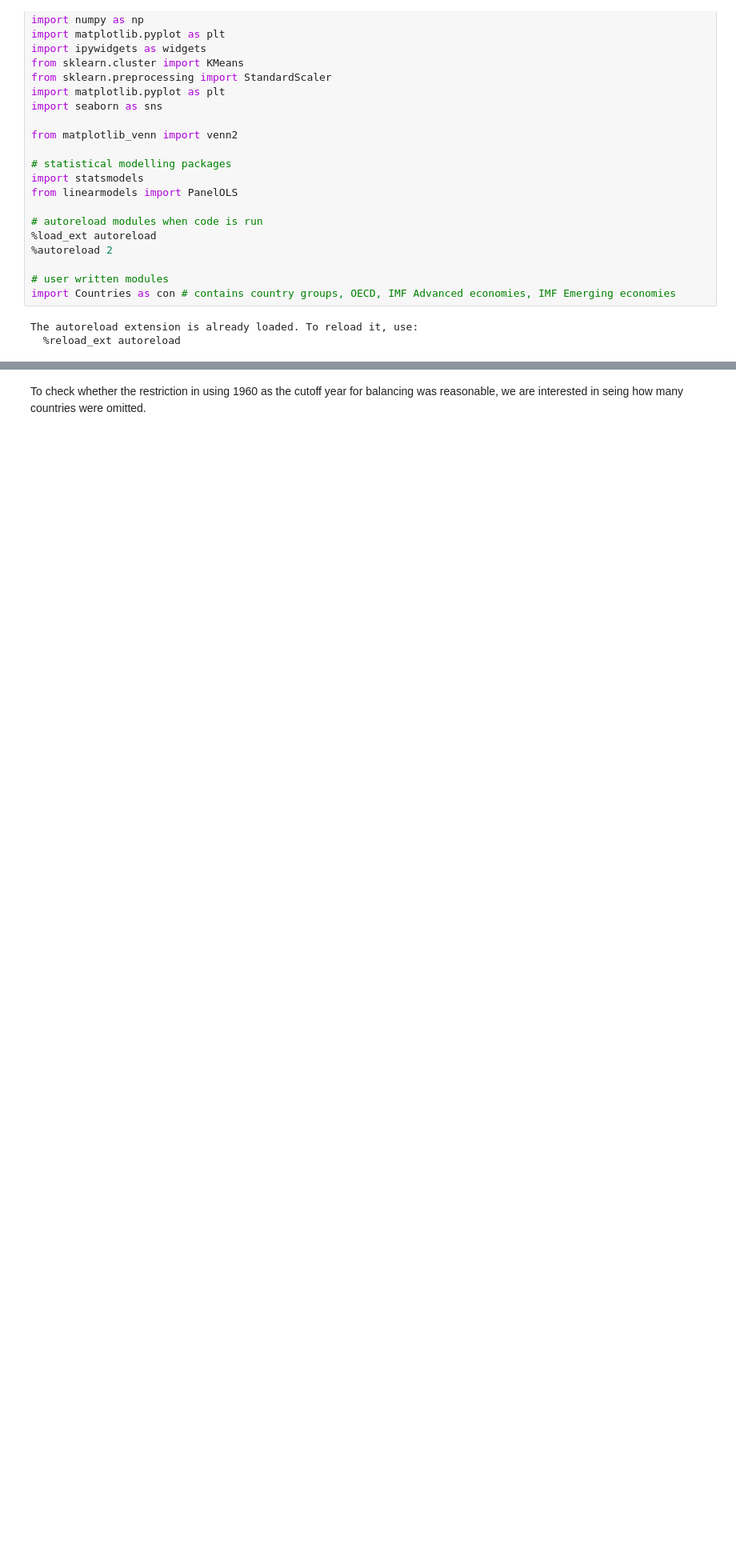
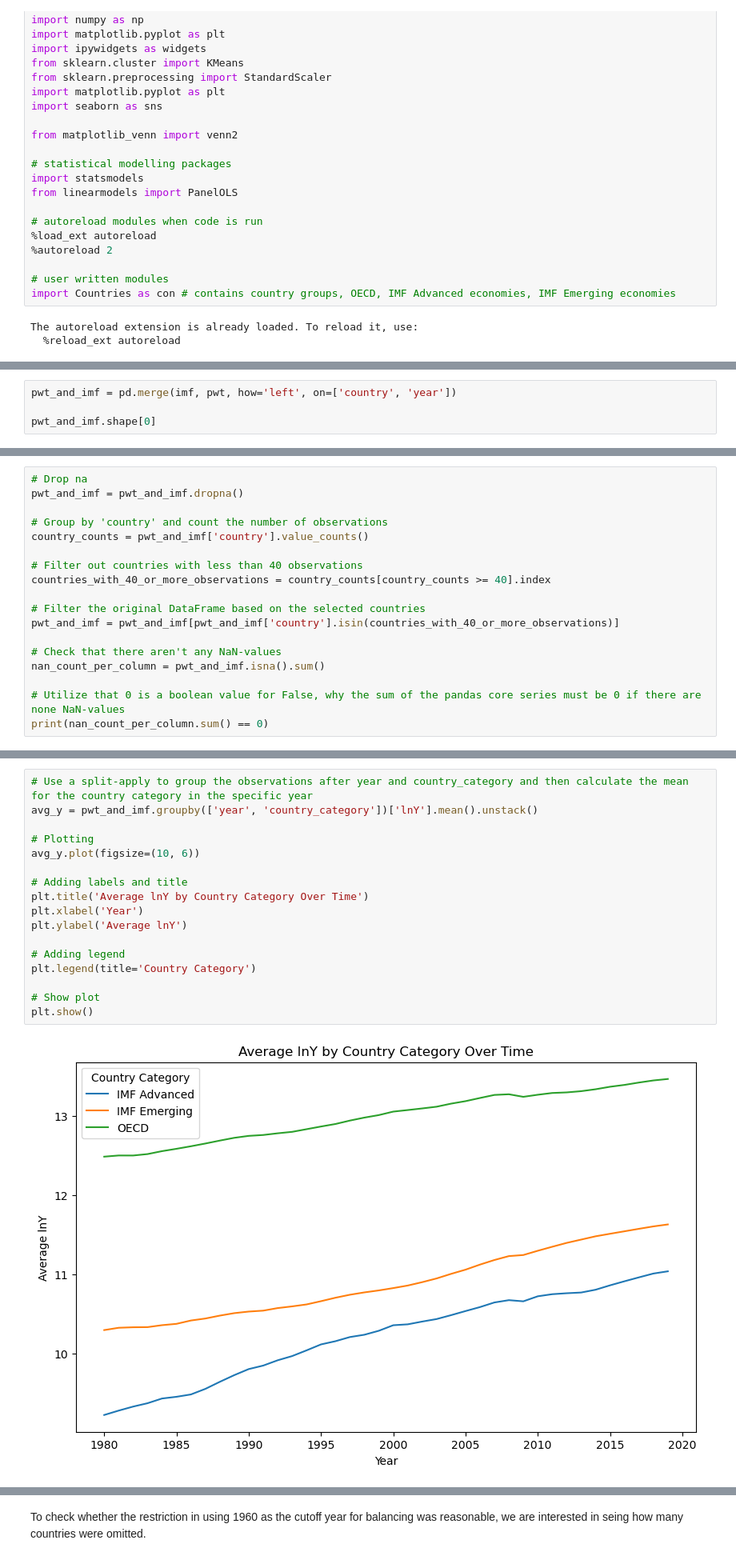
Before and after one commit to NumEconCopenhagen/projects-2024-mathias-mikkel-gabriele, a Jupyter notebook: dataproject/dataproject.ipynb, the cells around one changed output, grey strips where cells are left out. Shown at 80% size. Saved outputs shown, nothing was run; the diff lists cells and outputs as text; blank space fills up the shorter version.

```diff
--- a/dataproject/dataproject.ipynb
+++ b/dataproject/dataproject.ipynb
@@ -485,0 +130,4 @@ imf_emerging_bal_data = balanced_data[balanced_data['countrycode'].isin(con.imf_
+# %%
+pwt_and_imf = pd.merge(imf, pwt, how='left', on=['country', 'year'])
+
+pwt_and_imf.shape[0]
@@ -485,0 +157,18 @@ imf_emerging_bal_data = balanced_data[balanced_data['countrycode'].isin(con.imf_
+# %%
+# Drop na
+pwt_and_imf = pwt_and_imf.dropna()
+
+# Group by 'country' and count the number of observations
+country_counts = pwt_and_imf['country'].value_counts()
+
+# Filter out countries with less than 40 observations
+countries_with_40_or_more_observations = country_counts[country_counts >= 40].index
+
+# Filter the original DataFrame based on the selected countries
+pwt_and_imf = pwt_and_imf[pwt_and_imf['country'].isin(countries_with_40_or_more_observations)]
+
+# Check that there aren't any NaN-values
+nan_count_per_column = pwt_and_imf.isna().sum()
+
+# Utilize that 0 is a boolean value for False, why the sum of the pandas core series must be 0 if there are none NaN-values
+print(nan_count_per_column.sum() == 0)
@@ -485,0 +181,19 @@ imf_emerging_bal_data = balanced_data[balanced_data['countrycode'].isin(con.imf_
+# %%
+# Use a split-apply to group the observations after year and country_category and then calculate the mean for the country category in the specific year
+avg_y = pwt_and_imf.groupby(['year', 'country_category'])['lnY'].mean().unstack()
+
+# Plotting
+avg_y.plot(figsize=(10, 6))
+
+# Adding labels and title
+plt.title('Average lnY by Country Category Over Time')
+plt.xlabel('Year')
+plt.ylabel('Average lnY')
+
+# Adding legend
+plt.legend(title='Country Category')
+
+# Show plot
+plt.show()
+# %% [output]
+[figure, added]
```
Also changed, not shown: parts of 90 cells of this notebook.
